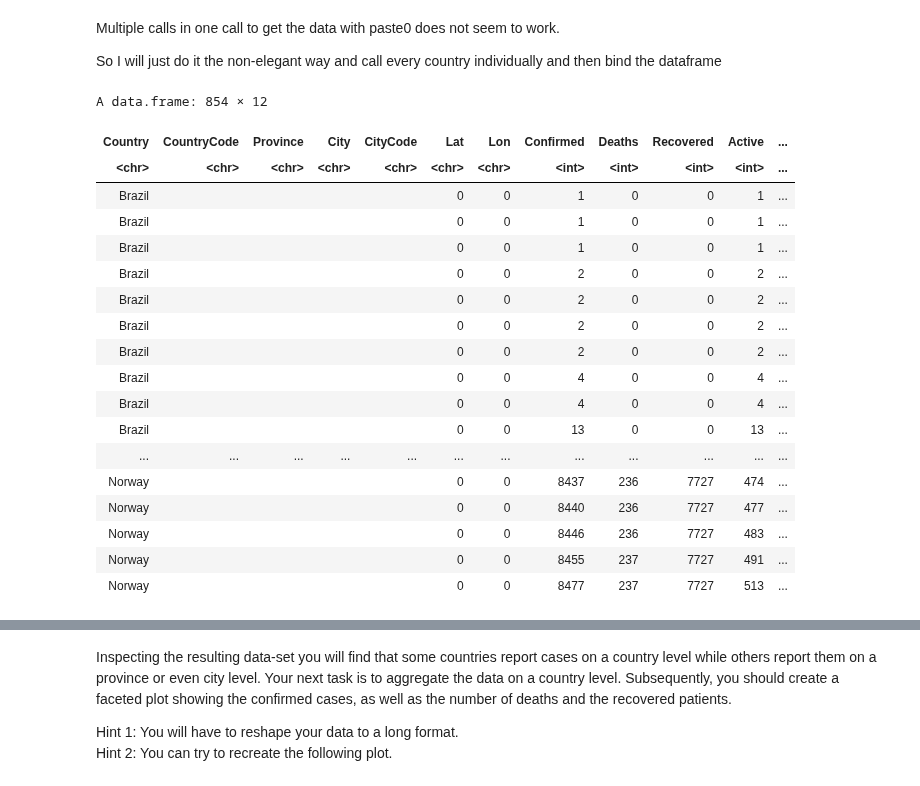
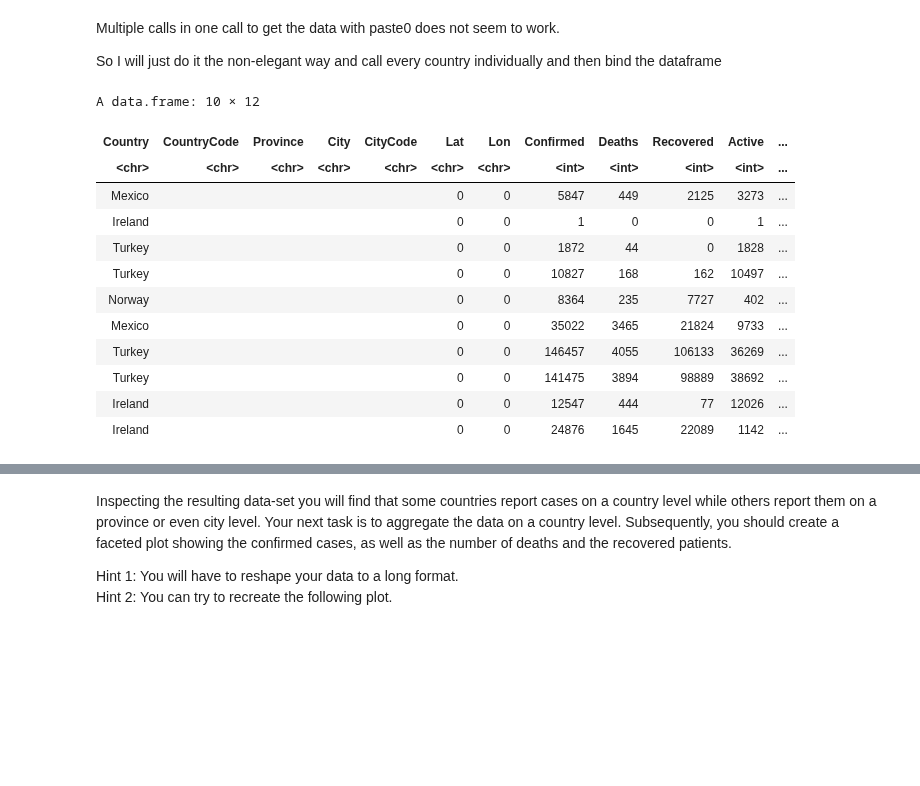
Before and after one commit to michiWS1920/ADS20, a Jupyter notebook: ADS_Programming_Assignment_2.ipynb, the cells around one changed output, grey strips where cells are left out. Cells and saved outputs as stored; diff of their text form; code cells hidden in the pictures; blank space fills up the shorter version.

```diff
--- a/ADS_Programming_Assignment_2.ipynb
+++ b/ADS_Programming_Assignment_2.ipynb
@@ -96,33 +96,28 @@ So I will just do it the non-elegant way and call every country individually and
 # %%
 base_url = "https://api.covid19api.com/total/dayone/country/"
 
 brazil = fromJSON(paste0(base_url, "brazil"))
 germany = fromJSON(paste0(base_url, "germany"))
 Mexico = fromJSON(paste0(base_url, "mexico"))
 turkey = fromJSON(paste0(base_url, "turkey"))
 ireland = fromJSON(paste0(base_url, "ireland"))
 sweden = fromJSON(paste0(base_url, "sweden"))
 spain = fromJSON(paste0(base_url, "spain"))
 norway = fromJSON(paste0(base_url, "norway"))
 bind_rows(brazil, germany, Mexico, turkey, ireland, sweden, spain, norway) -> covid_countries
-covid_countries
+covid_countries %>%
+sample_n(10)
 # %% [output]
-A data.frame: 854 × 12
+A data.frame: 10 × 12
 | Country | CountryCode | Province | City | CityCode | Lat | Lon | Confirmed | Deaths | Recovered | Active | ... |
 | <chr> | <chr> | <chr> | <chr> | <chr> | <chr> | <chr> | <int> | <int> | <int> | <int> | ... |
-| Brazil |  |  |  |  | 0 | 0 | 1 | 0 | 0 | 1 | ... |
-| Brazil |  |  |  |  | 0 | 0 | 1 | 0 | 0 | 1 | ... |
-| Brazil |  |  |  |  | 0 | 0 | 1 | 0 | 0 | 1 | ... |
-| Brazil |  |  |  |  | 0 | 0 | 2 | 0 | 0 | 2 | ... |
-| Brazil |  |  |  |  | 0 | 0 | 2 | 0 | 0 | 2 | ... |
-| Brazil |  |  |  |  | 0 | 0 | 2 | 0 | 0 | 2 | ... |
-| Brazil |  |  |  |  | 0 | 0 | 2 | 0 | 0 | 2 | ... |
-| Brazil |  |  |  |  | 0 | 0 | 4 | 0 | 0 | 4 | ... |
-| Brazil |  |  |  |  | 0 | 0 | 4 | 0 | 0 | 4 | ... |
-| Brazil |  |  |  |  | 0 | 0 | 13 | 0 | 0 | 13 | ... |
-| ... | ... | ... | ... | ... | ... | ... | ... | ... | ... | ... | ... |
-| Norway |  |  |  |  | 0 | 0 | 8437 | 236 | 7727 | 474 | ... |
-| Norway |  |  |  |  | 0 | 0 | 8440 | 236 | 7727 | 477 | ... |
-| Norway |  |  |  |  | 0 | 0 | 8446 | 236 | 7727 | 483 | ... |
-| Norway |  |  |  |  | 0 | 0 | 8455 | 237 | 7727 | 491 | ... |
-| Norway |  |  |  |  | 0 | 0 | 8477 | 237 | 7727 | 513 | ... |
+| Mexico |  |  |  |  | 0 | 0 | 5847 | 449 | 2125 | 3273 | ... |
+| Ireland |  |  |  |  | 0 | 0 | 1 | 0 | 0 | 1 | ... |
+| Turkey |  |  |  |  | 0 | 0 | 1872 | 44 | 0 | 1828 | ... |
+| Turkey |  |  |  |  | 0 | 0 | 10827 | 168 | 162 | 10497 | ... |
+| Norway |  |  |  |  | 0 | 0 | 8364 | 235 | 7727 | 402 | ... |
+| Mexico |  |  |  |  | 0 | 0 | 35022 | 3465 | 21824 | 9733 | ... |
+| Turkey |  |  |  |  | 0 | 0 | 146457 | 4055 | 106133 | 36269 | ... |
+| Turkey |  |  |  |  | 0 | 0 | 141475 | 3894 | 98889 | 38692 | ... |
+| Ireland |  |  |  |  | 0 | 0 | 12547 | 444 | 77 | 12026 | ... |
+| Ireland |  |  |  |  | 0 | 0 | 24876 | 1645 | 22089 | 1142 | ... |
```
Also changed, not shown: parts of 6 cells of this notebook.
